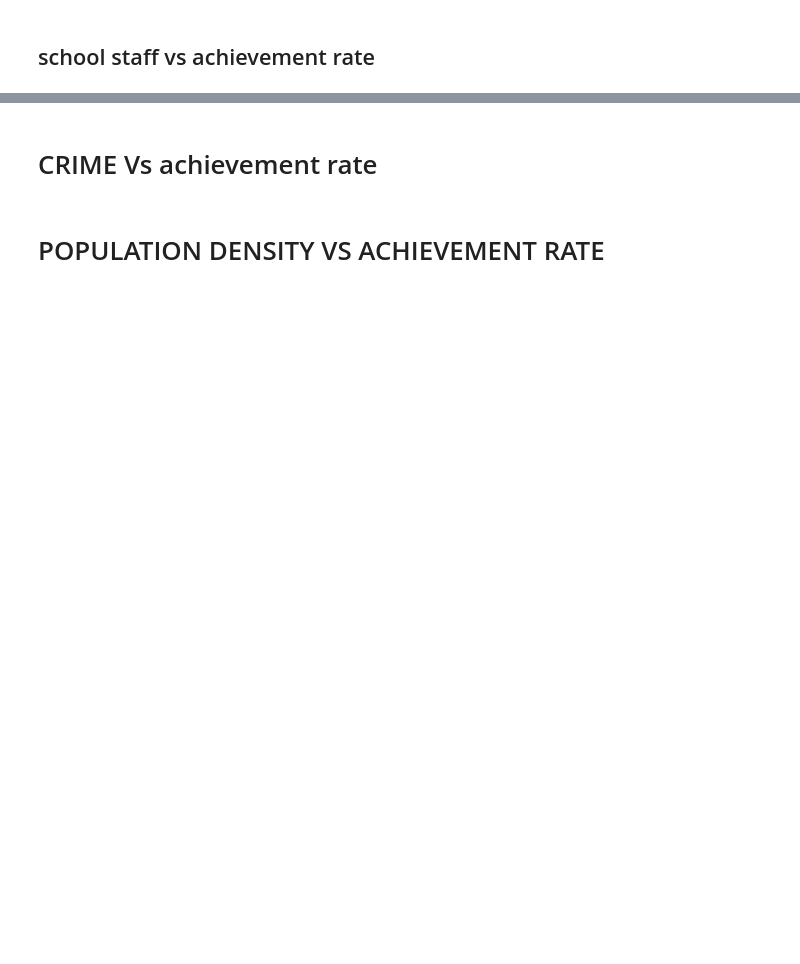
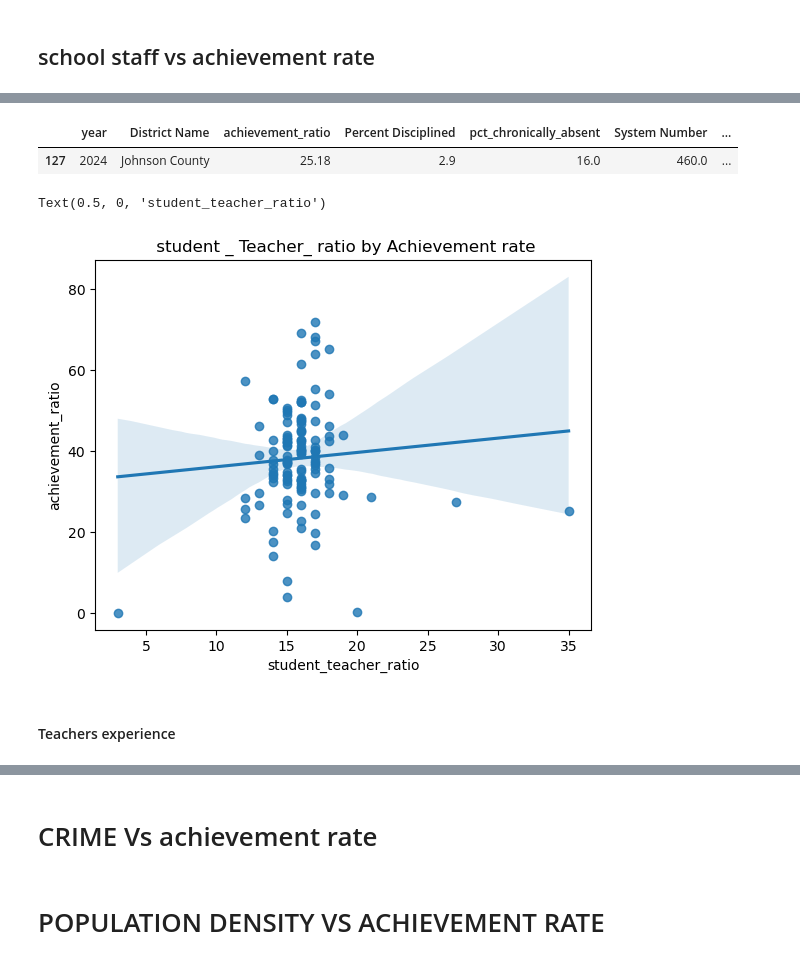
Before and after one commit to H-Getu/TN-Education-Landscape, a Jupyter notebook: scripts/Tn_education.ipynb, the cells around one changed output, grey strips where cells are left out. Saved outputs shown, nothing was run; the diff lists cells and outputs as text; code cells hidden in the pictures; blank space fills up the shorter version.

```diff
--- a/scripts/Tn_education.ipynb
+++ b/scripts/Tn_education.ipynb
@@ -699,0 +722,16 @@ plt.show()
+# %%
+#import data
+student_staff_24 = pd.read_excel('../data/Education 2021_24/Educators/Educator Count/staff-2023-24-final.xlsx')
+student_staff_23 = pd.read_excel('../data/Education 2021_24/Educators/Educator Count/staff-2022-23-final.xlsx')
+student_staff_22 = pd.read_excel('../data/Education 2021_24/Educators/Educator Count/staff-2021-2022-updated-2023-01-06.xlsx')
+student_staff_21 = pd.read_excel('../data/Education 2021_24/Educators/Educator Count/staff-2020-2021-updated-2023-01-06.xlsx')
+
+#clean Year column
+student_staff_24['Year'] = student_staff_24['Year'].str[-4:]
+student_staff_23['Year'] = student_staff_23['Year'].str[-4:]
+student_staff_22['Year'] = student_staff_22['Year'].str[-4:]
+student_staff_21['Year'] = student_staff_21['Year'].str[-4:]
+
+#merge the datsets
+student_staff = pd.concat([student_staff_24,student_staff_23,student_staff_22,student_staff_21], ignore_index = True)
+student_staff.head()
@@ -699,0 +762,8 @@ plt.show()
+# %%
+#subset the data for districts + all schools
+student_teacher = (student_staff[(student_staff['System Name']!= 'State of Tennessee') &
+                    (student_staff['Staff Type']== 'Teacher')]
+                  )
+student_teacher_ratio = student_teacher[(student_teacher['School Name'] == 'All Schools') & (student_teacher['Year']=='2024')]
+avg_student_teacher_2024 = student_teacher_ratio.groupby(['System Number', 'System Name'])['Student-Educator Ratio'].mean().reset_index()
+avg_student_teacher_2024.head()
@@ -699,0 +777,7 @@ plt.show()
+# %%
+#merge with district achievement rate dataset
+district_behavior_stratio = district_behavior_2024.merge(avg_student_teacher_2024,
+                             left_on = 'District Name',
+                             right_on =  'System Name',
+                             how = 'left')
+district_behavior_stratio.head()
@@ -699,0 +791,14 @@ plt.show()
+# %%
+district_behavior_stratio[district_behavior_stratio['Student-Educator Ratio'] == district_behavior_stratio['Student-Educator Ratio'].max()]
+# %% [output]
+|  | year | District Name | achievement_ratio | Percent Disciplined | pct_chronically_absent | System Number | ... |
+| 127 | 2024 | Johnson County | 25.18 | 2.9 | 16.0 | 460.0 | ... |
+# %%
+sns.regplot(data = district_behavior_stratio, x = 'Student-Educator Ratio', y = 'achievement_ratio')
+plt.title(" student _ Teacher_ ratio by Achievement rate")
+plt.xlabel("student_teacher_ratio")
+# %% [output]
+Text(0.5, 0, 'student_teacher_ratio')
+[figure, added]
+# %% [markdown]
+#### Teachers experience
```
Also changed, not shown: parts of 30 cells of this notebook.
